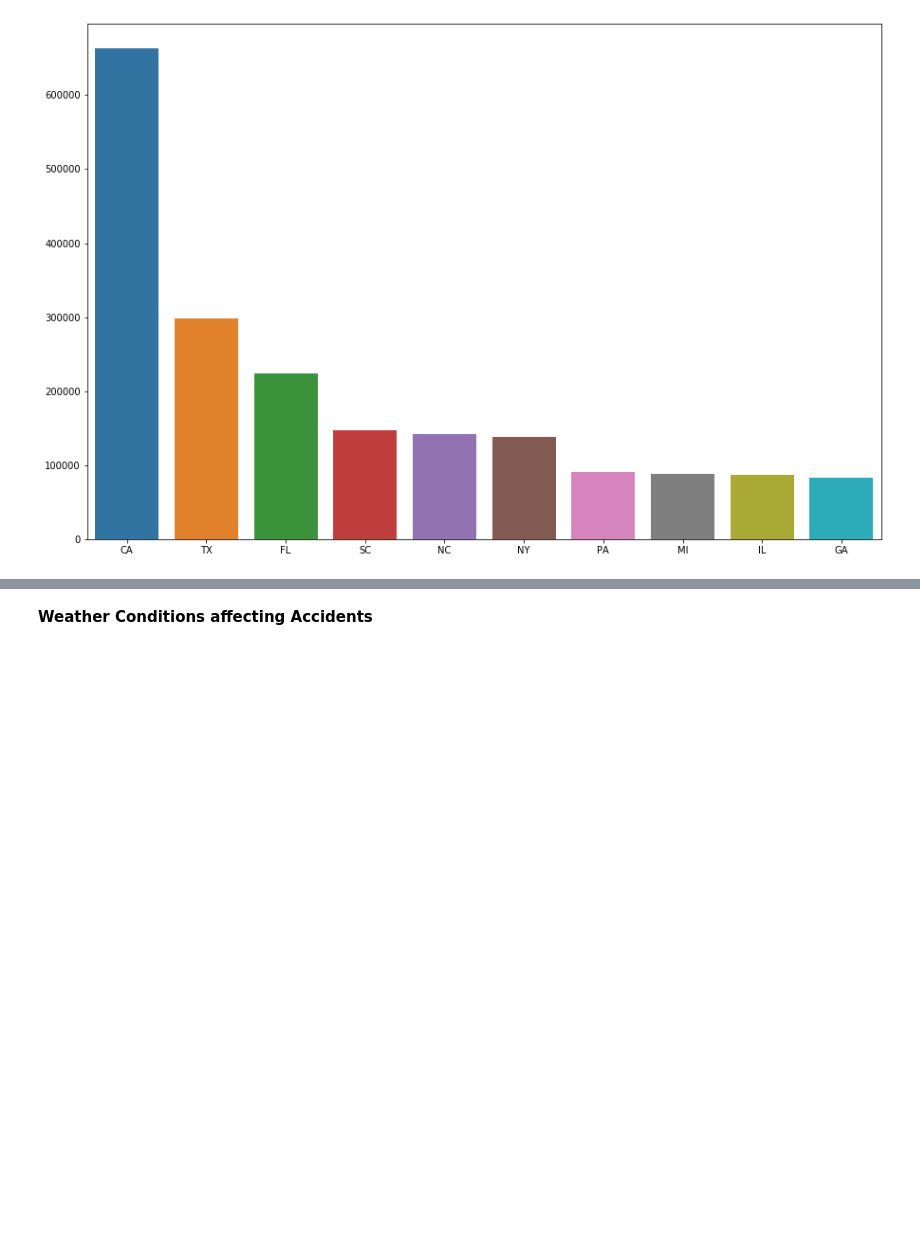
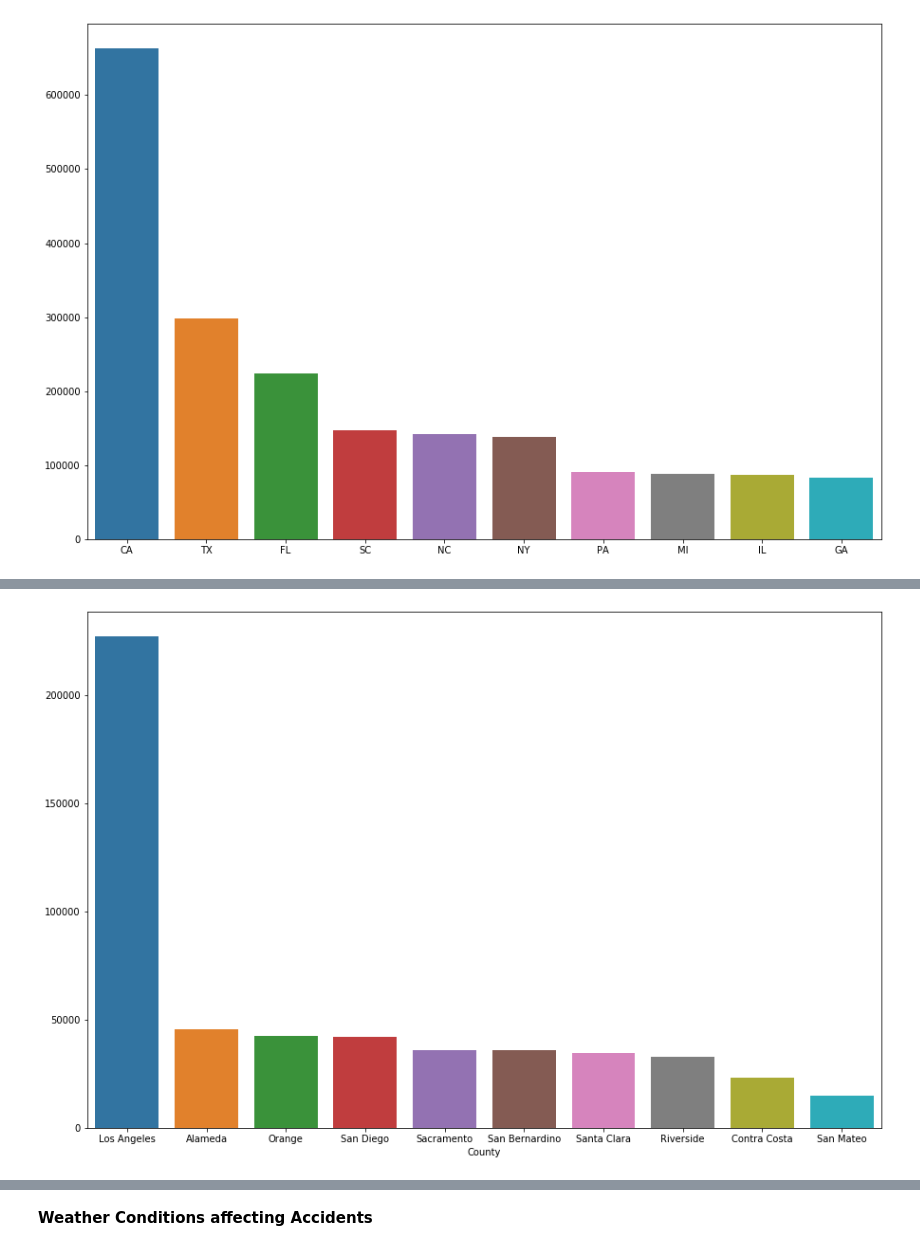
Before and after one commit to kbs-group-9/kbs-group-9.github.io, a Jupyter notebook: notebooks/US Accidents - EDA.ipynb, the cells around one changed output, grey strips where cells are left out. Saved outputs shown, nothing was run; the diff lists cells and outputs as text; code cells hidden in the pictures; blank space fills up the shorter version.

```diff
--- a/notebooks/US Accidents - EDA.ipynb
+++ b/notebooks/US Accidents - EDA.ipynb
@@ -163,0 +167,3 @@ fig.show()
+# %%
+california_counties = data_df[data_df['State'] == 'CA'].groupby('County').size().sort_values(ascending=False)
+california_counties.head()
@@ -164,2 +178,8 @@ fig.show()
+# %%
+plt.figure(figsize=(15, 10))
+sns.barplot(california_counties[:10].index, california_counties[:10].values)
+plt.show()
+# %% [output]
+[figure, added]
 # %%
 plt.figure(figsize=(15, 10))
```
Also changed, not shown: parts of 14 cells of this notebook, 1 other file.
